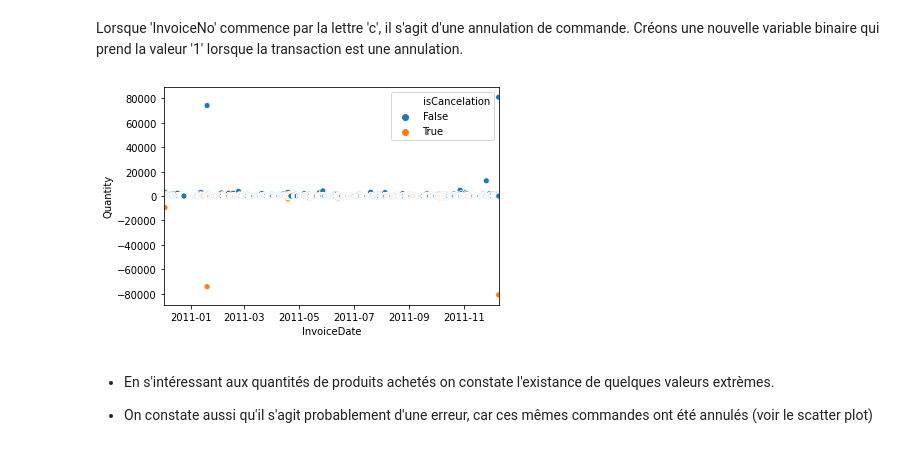
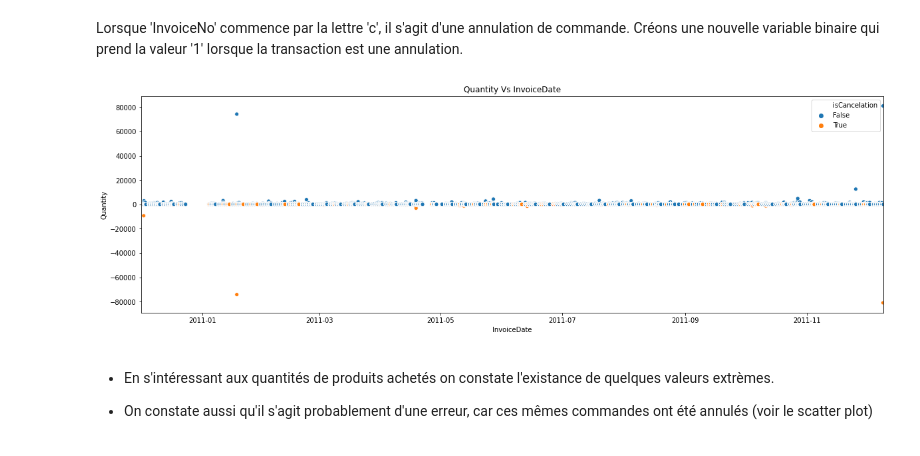
Before and after one commit to bizankad/DS-portfolio, a Jupyter notebook: client-segmentation/client-segmentation.ipynb, the cells around one changed output. Drawn from its saved outputs; the diff is of its cells as text; code cells hidden in the pictures.

Commit message:
fix typos, add title to chart

```diff
--- a/client-segmentation/client-segmentation.ipynb
+++ b/client-segmentation/client-segmentation.ipynb
@@ -53,14 +53,15 @@ Le dataset couvre une période de 373jours.
 # %% [markdown]
 Lorsque 'InvoiceNo' commence par la lettre 'c', il s'agit d'une annulation de commande. Créons une nouvelle variable binaire qui prend la valeur '1' lorsque la transaction est une annulation.
 # %%
-retail_cleaned['isCancelation'] = retail_cleaned.InvoiceNo.astype(str).str.startswith('C')
+retail_cleaned.loc[:,'isCancelation'] = retail_cleaned.InvoiceNo.astype(str).str.startswith('C')
 # %%
 plt.figure(figsize=(20, 6))
 sns.scatterplot(retail_cleaned.InvoiceDate, retail_cleaned.Quantity, hue=retail_cleaned['isCancelation'])
 plt.xlim(retail_cleaned.InvoiceDate.min(), retail_cleaned.InvoiceDate.max())
+plt.title('Quantity Vs InvoiceDate')
 plt.show()
 # %% [output]
-[figure, old version]
+[figure, new version]
 # %% [markdown]
 - En s'intéressant aux quantités de produits achetés on constate l'existance de quelques valeurs extrèmes.
 
```
Also changed, not shown: parts of 1 cell of this notebook.
